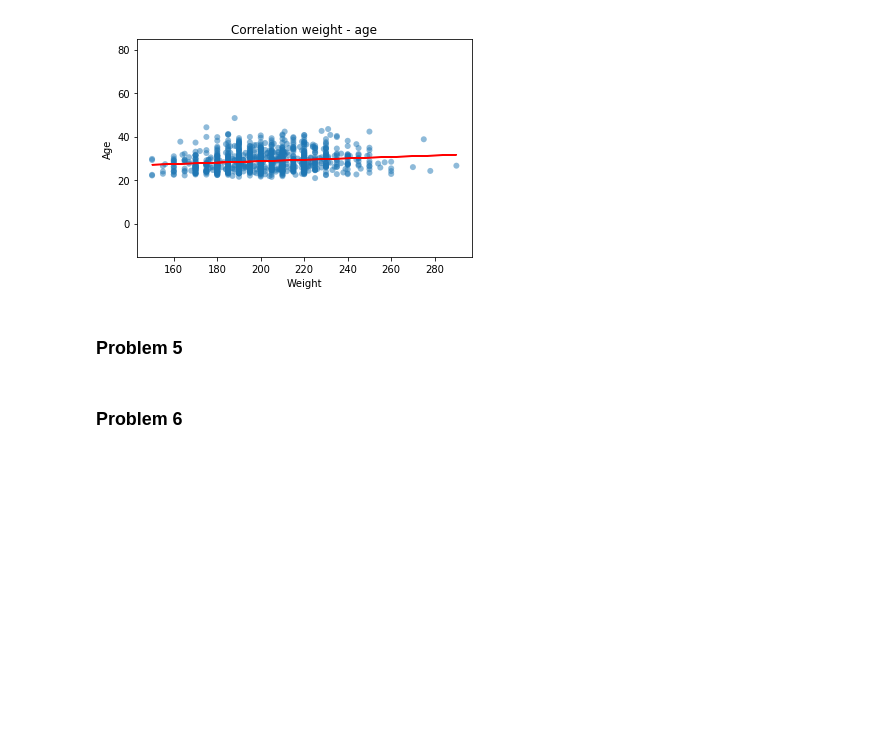
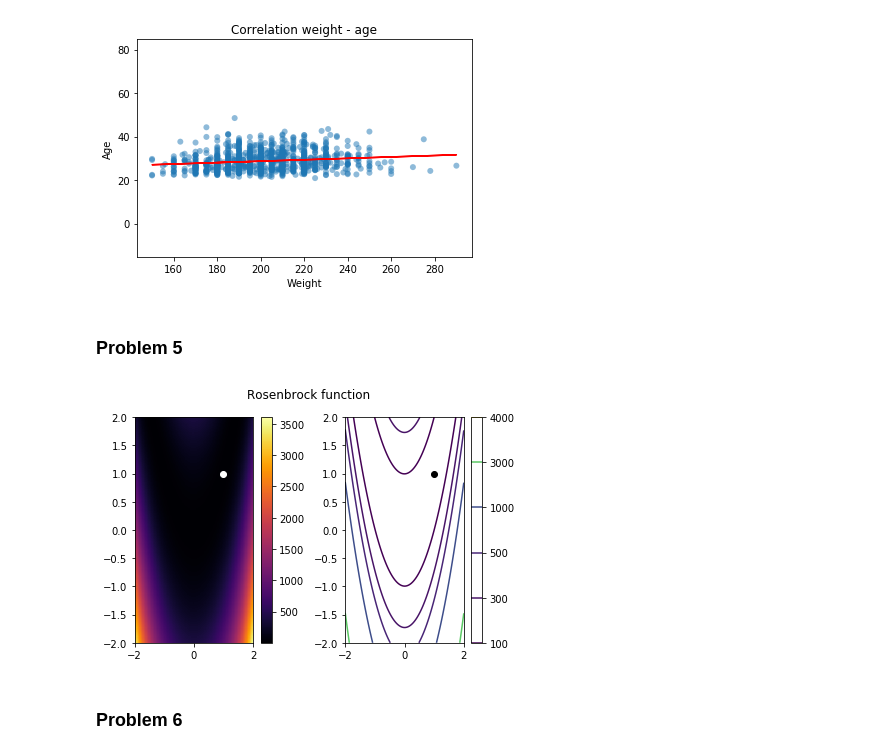
Before and after one commit to MartinaFraschini/BootCamp2019, a Jupyter notebook: ProblemSets/PS1b_PythonIntro/DataVisualization.ipynb, the cells around one changed output. Drawn from its saved outputs; the diff is of its cells as text; code cells hidden in the pictures; blank space fills up the shorter version.

```diff
--- a/ProblemSets/PS1b_PythonIntro/DataVisualization.ipynb
+++ b/ProblemSets/PS1b_PythonIntro/DataVisualization.ipynb
@@ -72,5 +72,28 @@ plt.show()
 [figure]
 # %% [markdown]
 ### Problem 5
+# %%
+# define domain and function
+x = np.linspace(-2,2,200)
+X, Y = np.meshgrid(x, x)
+Z = (1-X)**2 + 100*(Y-X**2)**2
+
+fig, ax = plt.subplots(1,2)
+# plot heat map
+cax = ax[0].pcolormesh(X, Y, Z, cmap='inferno')
+ax[0].plot(1,1,'wo')
+fig.colorbar(cax, ax=ax[0])
+
+# plot contour
+cax = ax[1].contour(X, Y, Z, [100, 300, 500, 1000, 3000, 4000], cmap='viridis')
+ax[1].plot(1,1,'ko')
+fig.colorbar(cax, ax=ax[1])
+
+fig.tight_layout()
+fig.suptitle("Rosenbrock function")
+fig.subplots_adjust(top=0.88)
+plt.show()
+# %% [output]
+[figure, added]
 # %% [markdown]
 ### Problem 6
```
Also changed, not shown: parts of 2 cells of this notebook, 2 other files.
